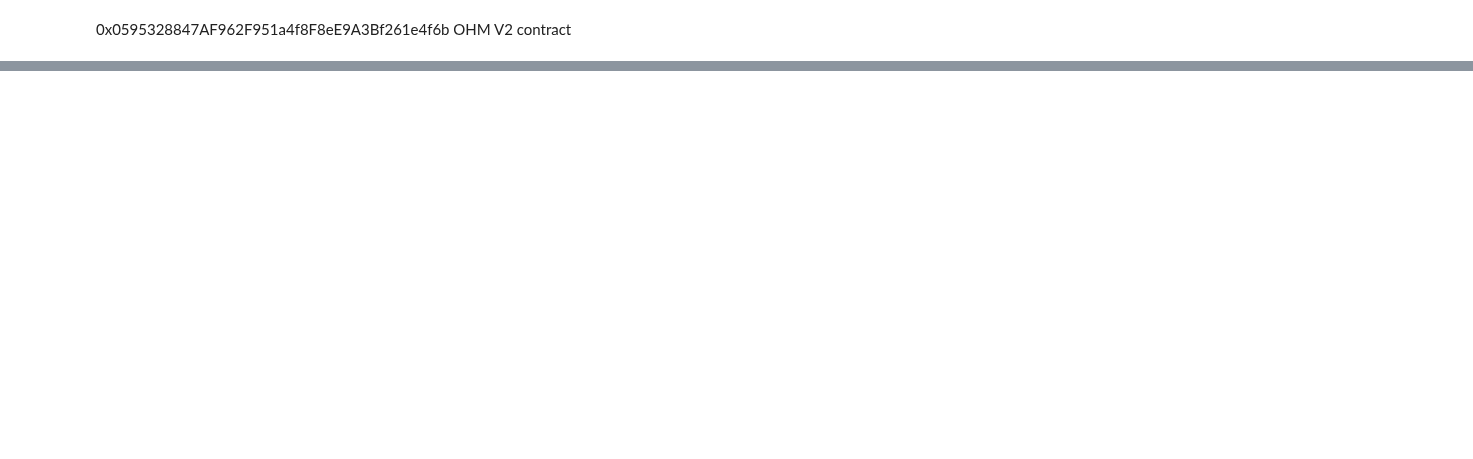
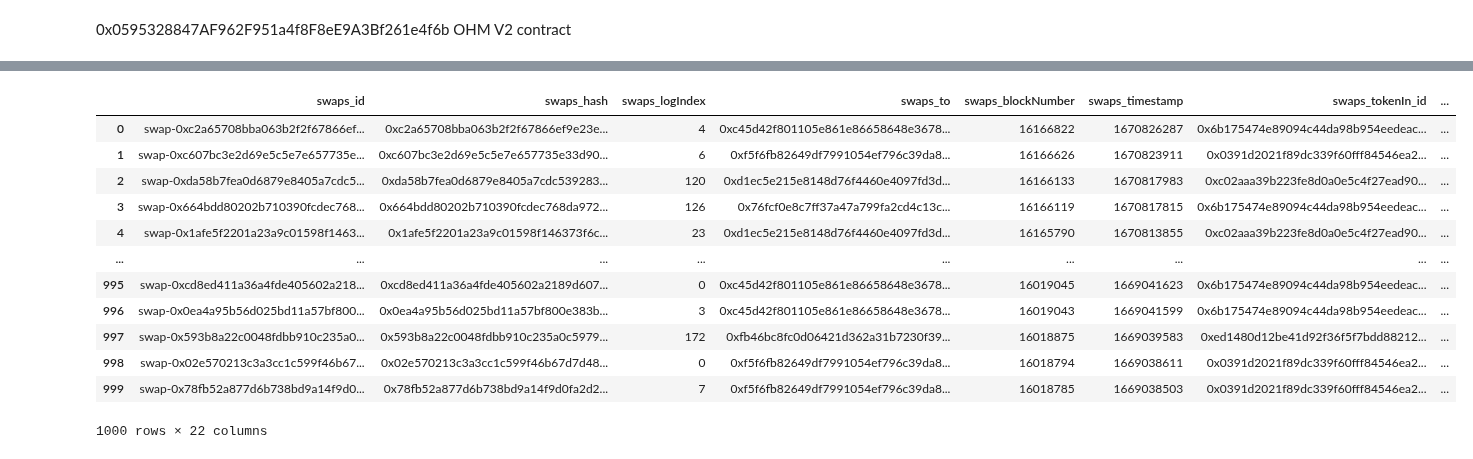
Before and after one commit to EdgeCaser/EconohmetricsOld, a Jupyter notebook: ohmBalancerBuys.ipynb, the cells around one changed output, grey strips where cells are left out. Cells and saved outputs as stored; diff of their text form; code cells hidden in the pictures; blank space fills up the shorter version.

```diff
--- a/ohmBalancerBuys.ipynb
+++ b/ohmBalancerBuys.ipynb
@@ -258,0 +221,41 @@ OhmSellersDb.to_csv(path, index = False)
+# %%
+
+swaps = balancer.Query.swaps(
+    orderBy='timestamp',
+    orderDirection='desc',
+    first=1000,
+    skip = skipValue,
+    where={ 'tokenOut': '0x64aa3364f17a4d01c6f1751fd97c2bd3d7e7f1d5' }
+
+)
+
+buysDb = sg.query_df([
+    swaps.id
+    ,swaps.hash
+    ,swaps.logIndex
+    ,swaps.to
+    ,swaps.blockNumber
+    ,swaps.timestamp
+    ,swaps.tokenIn
+    ,swaps.tokenOut
+    ,swaps.amountIn
+    ,swaps.amountInUSD
+    ,swaps.amountOut
+    ,swaps.amountOutUSD
+])
+
+buysDb
+# %% [output]
+|  | swaps_id | swaps_hash | swaps_logIndex | swaps_to | swaps_blockNumber | swaps_timestamp | swaps_tokenIn_id | ... |
+| 0 | swap-0xc2a65708bba063b2f2f67866ef... | 0xc2a65708bba063b2f2f67866ef9e23e... | 4 | 0xc45d42f801105e861e86658648e3678... | 16166822 | 1670826287 | 0x6b175474e89094c44da98b954eedeac... | ... |
+| 1 | swap-0xc607bc3e2d69e5c5e7e657735e... | 0xc607bc3e2d69e5c5e7e657735e33d90... | 6 | 0xf5f6fb82649df7991054ef796c39da8... | 16166626 | 1670823911 | 0x0391d2021f89dc339f60fff84546ea2... | ... |
+| 2 | swap-0xda58b7fea0d6879e8405a7cdc5... | 0xda58b7fea0d6879e8405a7cdc539283... | 120 | 0xd1ec5e215e8148d76f4460e4097fd3d... | 16166133 | 1670817983 | 0xc02aaa39b223fe8d0a0e5c4f27ead90... | ... |
+| 3 | swap-0x664bdd80202b710390fcdec768... | 0x664bdd80202b710390fcdec768da972... | 126 | 0x76fcf0e8c7ff37a47a799fa2cd4c13c... | 16166119 | 1670817815 | 0x6b175474e89094c44da98b954eedeac... | ... |
+| 4 | swap-0x1afe5f2201a23a9c01598f1463... | 0x1afe5f2201a23a9c01598f146373f6c... | 23 | 0xd1ec5e215e8148d76f4460e4097fd3d... | 16165790 | 1670813855 | 0xc02aaa39b223fe8d0a0e5c4f27ead90... | ... |
+| ... | ... | ... | ... | ... | ... | ... | ... | ... |
+| 995 | swap-0xcd8ed411a36a4fde405602a218... | 0xcd8ed411a36a4fde405602a2189d607... | 0 | 0xc45d42f801105e861e86658648e3678... | 16019045 | 1669041623 | 0x6b175474e89094c44da98b954eedeac... | ... |
+| 996 | swap-0x0ea4a95b56d025bd11a57bf800... | 0x0ea4a95b56d025bd11a57bf800e383b... | 3 | 0xc45d42f801105e861e86658648e3678... | 16019043 | 1669041599 | 0x6b175474e89094c44da98b954eedeac... | ... |
+| 997 | swap-0x593b8a22c0048fdbb910c235a0... | 0x593b8a22c0048fdbb910c235a0c5979... | 172 | 0xfb46bc8fc0d06421d362a31b7230f39... | 16018875 | 1669039583 | 0xed1480d12be41d92f36f5f7bdd88212... | ... |
+| 998 | swap-0x02e570213c3a3cc1c599f46b67... | 0x02e570213c3a3cc1c599f46b67d7d48... | 0 | 0xf5f6fb82649df7991054ef796c39da8... | 16018794 | 1669038611 | 0x0391d2021f89dc339f60fff84546ea2... | ... |
+| 999 | swap-0x78fb52a877d6b738bd9a14f9d0... | 0x78fb52a877d6b738bd9a14f9d0fa2d2... | 7 | 0xf5f6fb82649df7991054ef796c39da8... | 16018785 | 1669038503 | 0x0391d2021f89dc339f60fff84546ea2... | ... |
+1000 rows × 22 columns
```
Also changed, not shown: parts of 10 cells of this notebook.
